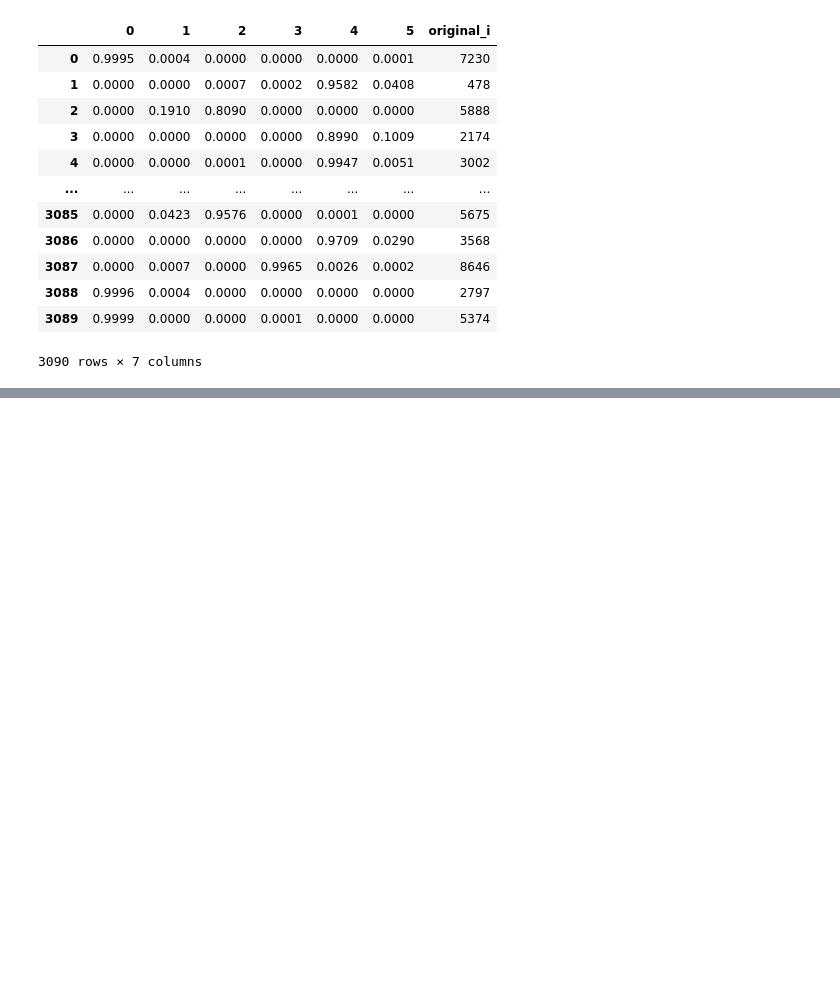
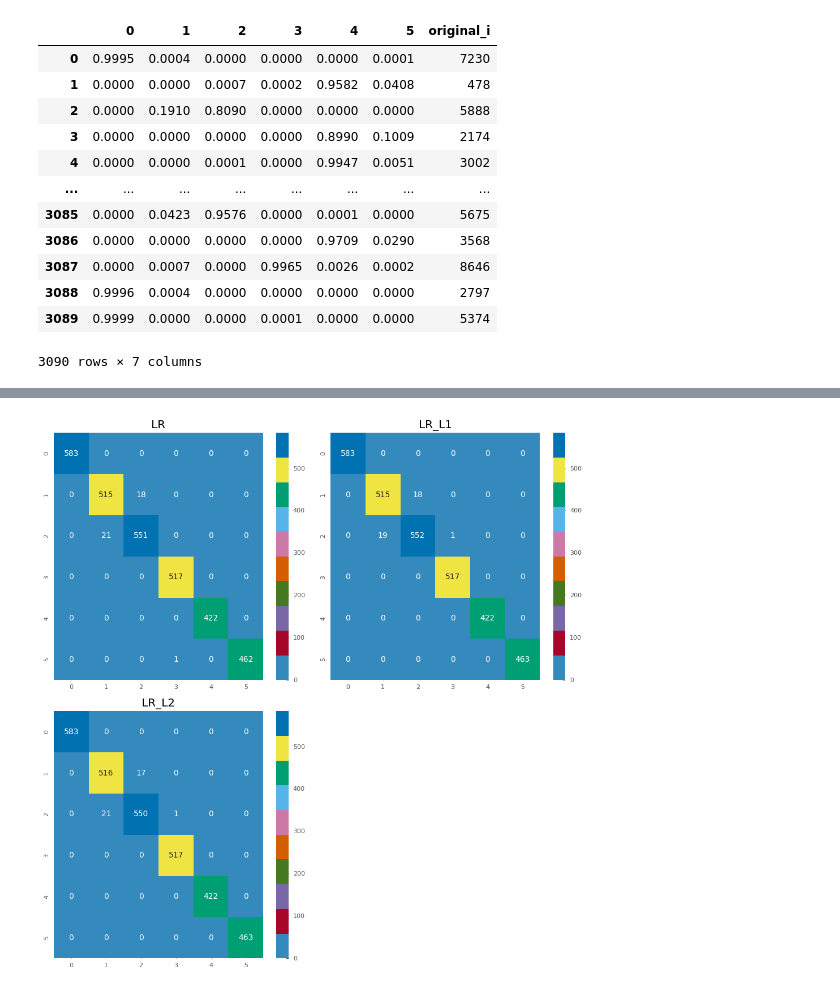
Before and after one commit to MassGH2023/Supervised-Machine-Learning-Classification, a Jupyter notebook: Logistic_regression.ipynb, the cells around one changed output, grey strips where cells are left out. Cells and saved outputs as stored; diff of their text form; code cells hidden in the pictures; blank space fills up the shorter version.

```diff
--- a/Logistic_regression.ipynb
+++ b/Logistic_regression.ipynb
@@ -355,3 +355,17 @@ from sklearn.metrics import precision_recall_fscore_support as score
 from sklearn.metrics import confusion_matrix, accuracy_score, roc_auc_score
 
 from sklearn.preprocessing import label_binarize
+# %%
+metrics = []
+cm = {}
+
+for lab in coef_labels:
+  # print(lab)
+  precision, recall, fscore, _ = score(y_tst, y_pred[lab],average= 'weighted')
+  accu = accuracy_score(y_tst, y_pred[lab])
+  auc = roc_auc_score(label_binarize (y_tst, classes= [0,1,2,3,4,5]), y_prob[lab], average= 'weighted')
+
+  cm[lab] = confusion_matrix(y_tst, y_pred[lab])
+
+
+  metrics.append(pd.Series({'precision':precision, "recall": recall, "fscore": fscore, "accuracy" : accu, "auc" : auc}, name =lab))
@@ -357,0 +383,14 @@ from sklearn.preprocessing import label_binarize
+# %%
+fig, ax = plt.subplots(2,2, figsize = (10,10))
+
+ax = ax.flatten()
+ax[-1].axis("off")
+for ax , lab in zip(ax, coef_labels):
+
+  sns.heatmap(cm[lab], ax = ax, annot = True, fmt = 'd', cmap = colors)
+  ax.set(title = lab)
+
+
+plt.tight_layout()
+# %% [output]
+[figure, added]
```
Also changed, not shown: parts of 3 cells of this notebook.
